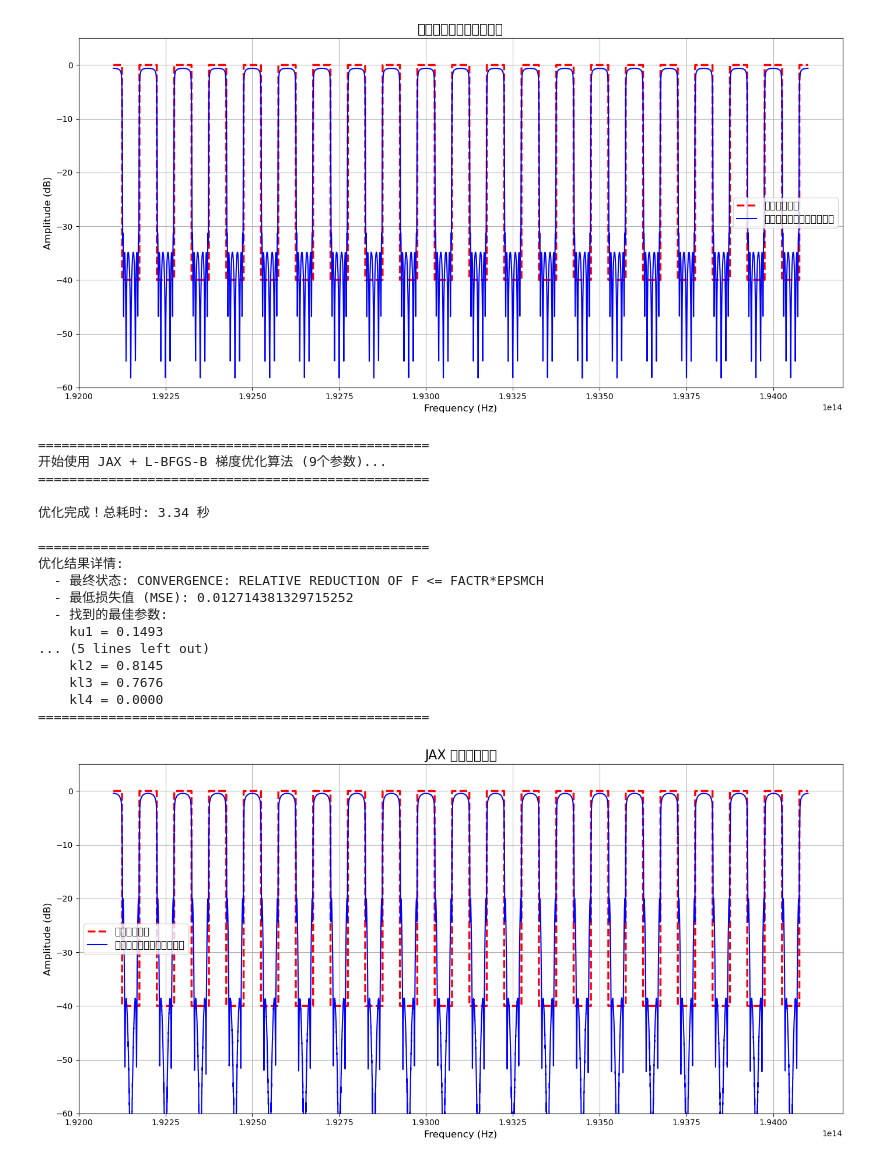
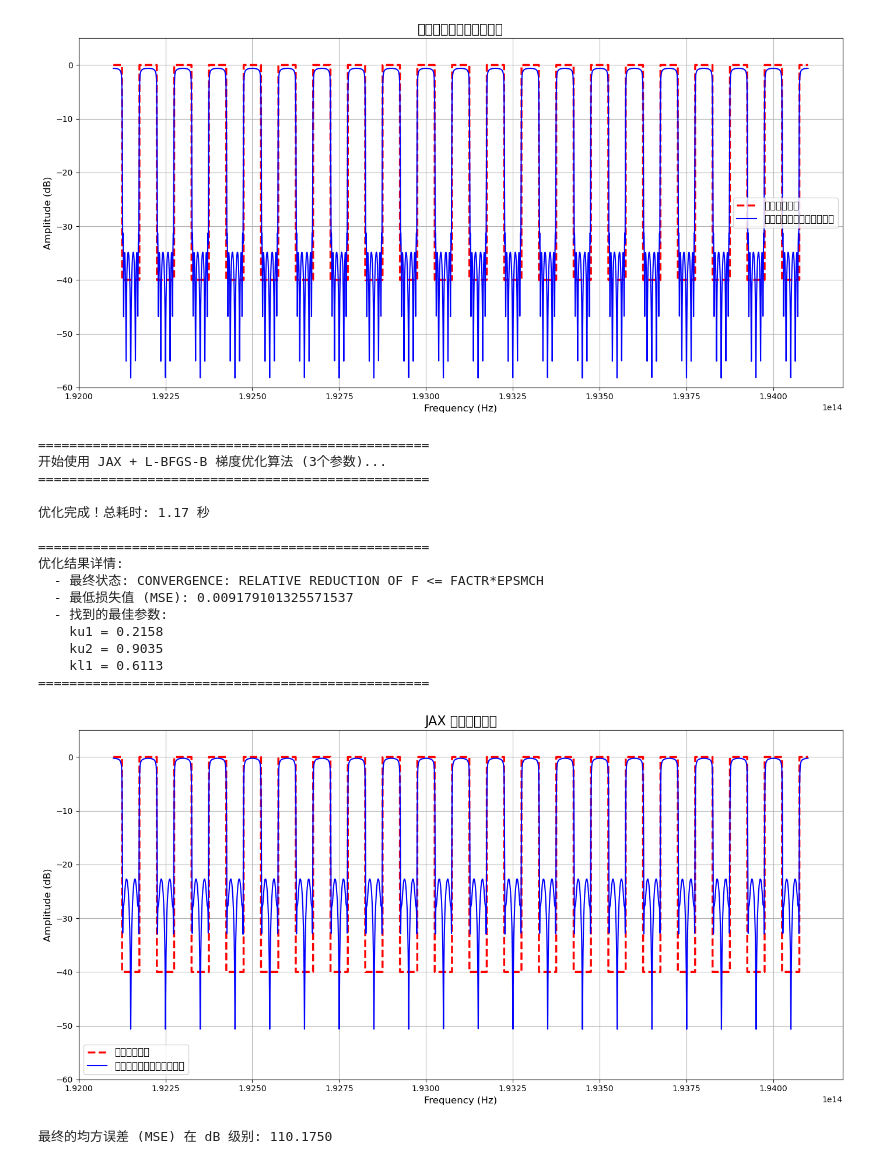
Before and after one commit to nfot413/OptD, a Jupyter notebook: code/test.ipynb, the cells around one changed output. Cells and saved outputs as stored; diff of their text form; code cells hidden in the pictures.

```diff
--- a/code/test.ipynb
+++ b/code/test.ipynb
@@ -834,18 +827,14 @@ differential_evolution step 9: f(x)= 160.86183591657823
 正在使用找到的最佳参数进行最终效果验证...
 [figure]
 # %%
-import numpy as np  # 保留numpy用于绘图和某些预处理
+import numpy as np
 import jax
-import jax.numpy as jnp # *** 核心：用 jax.numpy 替代 numpy ***
+import jax.numpy as jnp
 from jax import jit, grad
-from scipy.optimize import minimize # *** 核心：更换优化器 ***
+from scipy.optimize import minimize
 import matplotlib.pyplot as plt
 import time
 
-# ===============================================================
-# 1. 辅助函数修改：将 np 替换为 jnp
-#    函数内部逻辑几乎不变
-# ===============================================================
 def tunable_mzi_in(theta_i):
     j = 1j
     coupler_50_50 = 0.5 * jnp.array([[-1+j, 1+j], [1+j, -1+j]])
@@ -872,7 +861,6 @@ def delay_line(w, t, delay, phi_c):
     j = 1j
     return t * jnp.exp(-j * w * delay - j * phi_c)
 
-# create_reference_box_filter 依然使用 numpy，因为它只在主程序运行一次，无需JAX加速
 def create_reference_box_filter(frequency_array, center_freq, fsr, bandwidth, passband_level, stopband_level):
     reference_signal = np.full_like(frequency_array, stopband_level)
     f_offset = frequency_array - center_freq
@@ -881,9 +869,6 @@ def create_reference_box_filter(frequency_array, center_freq, fsr, bandwidth, pa
     reference_signal[passband_mask] = passband_level
     return reference_signal
 
-# ===============================================================
-# 2. 核心函数重构：完全在 JAX 框架下
-# ===============================================================
 def optical_simulation_jax(params, t, w_range, H1, H3, n_ku, m_kl):
     ku_params = params[:n_ku]
     kl_params = params[n_ku:]
@@ -902,7 +887,6 @@ def optical_simulation_jax(params, t, w_range, H1, H3, n_ku, m_kl):
         Al_mrr_product = 1.0
     Al = Al_mrr_product * delay_line(w_range, t, delay=1.0, phi_c=0.0)
 
-    # *** 核心改动：JAX数组不可变，使用 .at[...].set(...) 进行更新 ***
     H2_stack = jnp.zeros((len_w, 2, 2), dtype=jnp.complex64)
     H2_stack = H2_stack.at[:, 0, 0].set(Au)
     H2_stack = H2_stack.at[:, 1, 1].set(Al)
@@ -910,7 +894,6 @@ def optical_simulation_jax(params, t, w_range, H1, H3, n_ku, m_kl):
     H_final = H1 @ H2_stack @ H3
     H11 = H_final[:, 0, 0]
 
-    # *** 核心改动：返回线性幅度，而非dB，以便计算梯度 ***
     return jnp.abs(H11)
 
 def objective_function_jax(params, target_spectrum_linear, t, w_range, H1, H3, n_ku, m_kl):
@@ -918,14 +901,11 @@ def objective_function_jax(params, target_spectrum_linear, t, w_range, H1, H3, n
     loss = jnp.mean((simulated_spectrum_linear - target_spectrum_linear)**2)
     return loss
 
-# ===============================================================
-# 3. 主程序：使用 JAX 的 JIT 和 GRAD，并更换优化器
-# ===============================================================
 if __name__ == "__main__":
-    n_ku = 5
-    m_kl = 4
+    n_ku = 2
+    m_kl = 1
 
-    # (A) 物理和仿真常量
+    # 物理和仿真常量
     f_center = 193.1e12
     fsr = 100e9
     s = 10
@@ -935,40 +915,36 @@ if __name__ == "__main__":
     phi_t = 0.0
     phi_b = 0.0
 
-    # (B) 预计算频率数组 (JAX版本)
+    # 预计算频率数组
     w1 = -20 * np.pi; w2 = 20 * np.pi; dw = 0.006285
     w_range = jnp.arange(w1, w2, dw)
 
-    # (C) 预计算不变的矩阵 H1 和 H3 (JAX版本)
+    # 预计算不变的矩阵 H1 和 H3
     H1 = tunable_mzi_in(theta_i) @ phase_shifter_matrix(phi_t, phi_b)
     H3 = tunable_mzi_out(theta_o)
 
-    # (D) 预计算理想目标频谱 (线性幅度)
-    #     这部分用Numpy即可，因为只计算一次
+    # 预计算理想目标频谱 (线性幅度)
     frequency_f_np = np.linspace(f_center - s * fsr, f_center + s * fsr, len(w_range))
     target_spectrum_linear = create_reference_box_filter(
         frequency_array=frequency_f_np,
         center_freq=f_center,
         fsr=fsr,
         bandwidth=50e9,
-        passband_level=1.0,        # 0 dB -> 线性幅度 1.0
-        stopband_level=10**(-40/20) # -40 dB -> 线性幅度 0.01
+        passband_level=1.0,
+        stopband_level=10**(-40/20)
     )
-    # 将目标频谱转换为JAX数组，以便在JIT函数中使用
+
     target_spectrum_linear_jax = jnp.array(target_spectrum_linear)
 
-    # --- 步骤二：JAX魔法：编译和求导 ---
-
-    # 1. 创建一个只接受优化参数 `params` 的新目标函数 (闭包)
+    # 创建一个只接受优化参数 `params` 的新目标函数 (闭包)
     loss_for_opt = lambda p: objective_function_jax(p, target_spectrum_linear_jax, t, w_range, H1, H3, n_ku, m_kl)
 
-    # 2. 使用 jit 编译目标函数，获得一个超快版本
+    # 使用 jit 编译目标函数，获得一个超快版本
     fast_loss_func = jit(loss_for_opt)
 
-    # 3. 使用 grad 自动计算梯度函数，并用 jit 编译它以获得最大速度
+    # 使用 grad 自动计算梯度函数，并用 jit 编译它以获得最大速度
     get_gradient_func = jit(grad(loss_for_opt))
 
-    # --- 步骤三：使用更高效的梯度优化器 ---
 
     total_params = n_ku + m_kl
     bounds = [(0, 1)] * total_params
@@ -993,7 +969,6 @@ if __name__ == "__main__":
     end_time = time.time()
     print(f"\n优化完成！总耗时: {end_time - start_time:.2f} 秒")
 
-    # --- 步骤四：结果输出与验证 ---
     print("\n" + "="*50)
     print("优化结果详情:")
     print(f"  - 最终状态: {result.message}")
@@ -1005,39 +980,42 @@ if __name__ == "__main__":
     print("="*50)
 
     # 使用找到的最佳参数进行最终验证
     final_spectrum_linear = optical_simulation_jax(jnp.array(best_params), t, w_range, H1, H3, n_ku, m_kl)
+
     # 将结果转换回Numpy和dB以便绘图
     final_spectrum_db = 20 * np.log10(np.array(final_spectrum_linear))
     target_spectrum_db = 20 * np.log10(target_spectrum_linear)
 
     # 绘图对比
     plt.figure(figsize=(14, 7))
     plt.plot(frequency_f_np, target_spectrum_db, 'r--', lw=2.5, label='理想方波目标')
     plt.plot(frequency_f_np, final_spectrum_db, 'b-', lw=1.5, label='优化后参数得到的最终响应')
     plt.title('JAX 梯度优化结果', fontsize=16)
     plt.xlabel('Frequency (Hz)', fontsize=12)
     plt.ylabel('Amplitude (dB)', fontsize=12)
     plt.grid(True)
     plt.ylim(-60, 5)
     plt.legend(fontsize=12)
     plt.tight_layout()
     plt.show()
+
+    mse_db = np.mean((final_spectrum_db - target_spectrum_db)**2)
+    print(f"最终的均方误差 (MSE) 在 dB 级别: {mse_db:.4f}")
 # %% [output]
 ==================================================
-开始使用 JAX + L-BFGS-B 梯度优化算法 (9个参数)...
+开始使用 JAX + L-BFGS-B 梯度优化算法 (3个参数)...
 ==================================================
 
-优化完成！总耗时: 3.34 秒
+优化完成！总耗时: 1.17 秒
 
 ==================================================
 优化结果详情:
   - 最终状态: CONVERGENCE: RELATIVE REDUCTION OF F <= FACTR*EPSMCH
-  - 最低损失值 (MSE): 0.012714381329715252
+  - 最低损失值 (MSE): 0.009179101325571537
   - 找到的最佳参数:
-    ku1 = 0.1493
-... (5 lines left out)
-    kl2 = 0.8145
-    kl3 = 0.7676
-    kl4 = 0.0000
+    ku1 = 0.2158
+    ku2 = 0.9035
+    kl1 = 0.6113
 ==================================================
-[figure, old version]
+[figure, new version]
+最终的均方误差 (MSE) 在 dB 级别: 110.1750
```
Also changed, not shown: parts of 2 cells of this notebook, 1 other file.
